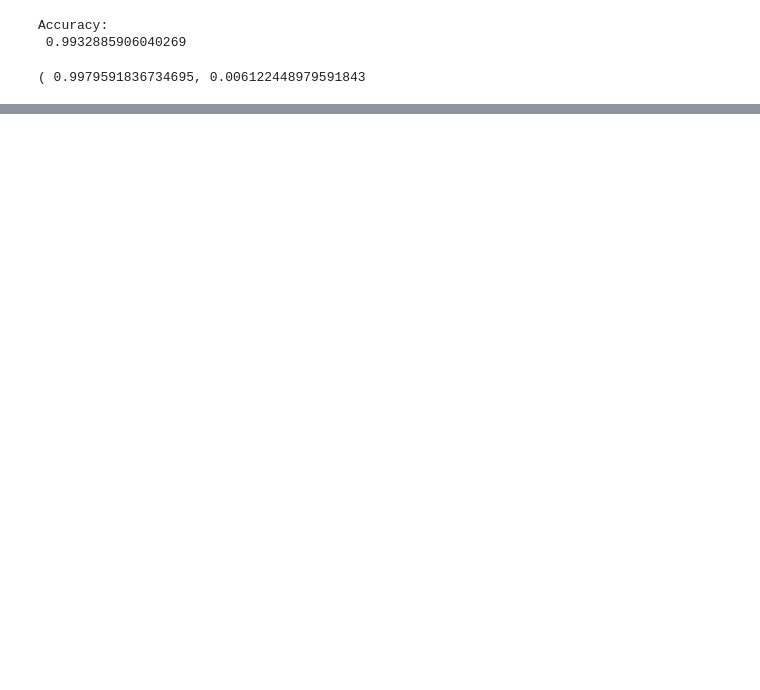
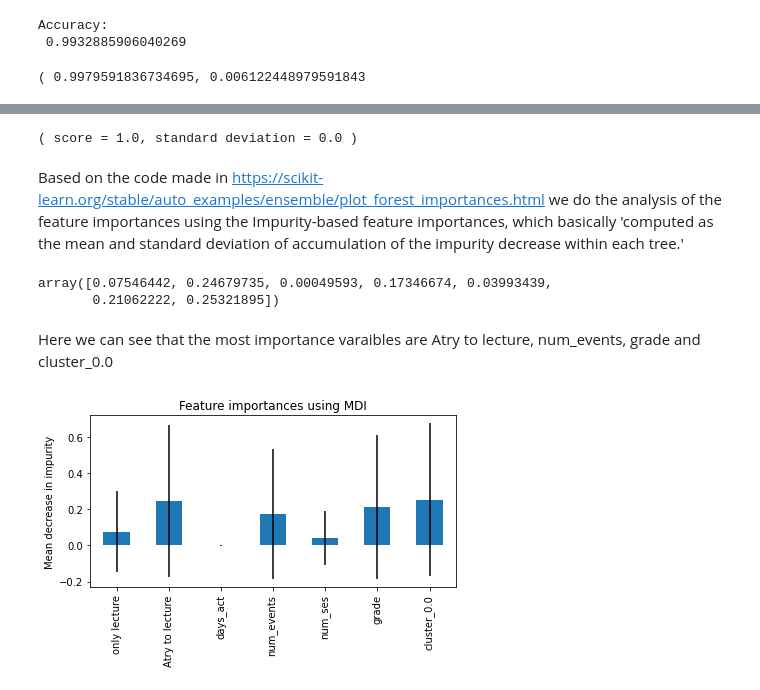
Before and after one commit to crisywini/analytical-thinking-reports, a Jupyter notebook: notebooks/pec-02-01-supervised-css.ipynb, the cells around one changed output, grey strips where cells are left out. Saved outputs shown, nothing was run; the diff lists cells and outputs as text; code cells hidden in the pictures; blank space fills up the shorter version.

Commit message:
Added the random forest classifier analysis

```diff
--- a/notebooks/pec-02-01-supervised-css.ipynb
+++ b/notebooks/pec-02-01-supervised-css.ipynb
@@ -254,0 +258,8 @@ path_5 = "../data/interim/decision_tree_classifier_parametrized_k_best_3.pdf"
+# %%
+random_forest_params = {'n_estimators': [1,50,100], 'criterion': ['gini', 'entropy', 'log_loss'],
+                        'max_features' : ['sqrt', 'log2', None]}
+
+grid_search = GridSearchCV(RandomForestClassifier(), random_forest_params, cv=5, return_train_score=True)
+grid_search.fit(X_traink, y_traink)
+print('Best score: ',grid_search.best_score_)
+print('Best params: ', grid_search.best_params_)
@@ -254,0 +269,3 @@ path_5 = "../data/interim/decision_tree_classifier_parametrized_k_best_3.pdf"
+# %%
+random_forest_clf = RandomForestClassifier(n_estimators = 50, criterion = 'gini', max_features='sqrt')
+random_forest_clf.fit(X_traink, y_traink)
@@ -254,0 +281,28 @@ path_5 = "../data/interim/decision_tree_classifier_parametrized_k_best_3.pdf"
+# %%
+score_random_forest = (model_selection.cross_val_score(random_forest_clf, X_best_features, y,  scoring = scoring_random_forest, cv = kFold))
+print (f"( score = {score_random_forest.mean()}, standard deviation = {score_random_forest.std()} )")
+# %% [output]
+( score = 1.0, standard deviation = 0.0 )
+# %% [markdown]
+Based on the code made in https://scikit-learn.org/stable/auto_examples/ensemble/plot_forest_importances.html we do the analysis of the feature importances using the Impurity-based feature importances, which basically 'computed as the mean and standard deviation of accumulation of the impurity decrease within each tree.'
+# %%
+importances = random_forest_clf.feature_importances_
+std = np.std([tree.feature_importances_ for tree in random_forest_clf.estimators_], axis=0)
+# %%
+importances
+# %% [output]
+array([0.07546442, 0.24679735, 0.00049593, 0.17346674, 0.03993439,
+       0.21062222, 0.25321895])
+# %% [markdown]
+Here we can see that the most importance varaibles are Atry to lecture, num_events, grade and cluster_0.0
+# %%
+import matplotlib.pyplot as plt
+forest_importances = pd.Series(importances, index=best_cols)
+
+fig, ax = plt.subplots()
+forest_importances.plot.bar(yerr=std, ax=ax)
+ax.set_title("Feature importances using MDI")
+ax.set_ylabel("Mean decrease in impurity")
+fig.tight_layout()
+# %% [output]
+[figure, added]
```
Also changed, not shown: parts of 5 cells of this notebook.
